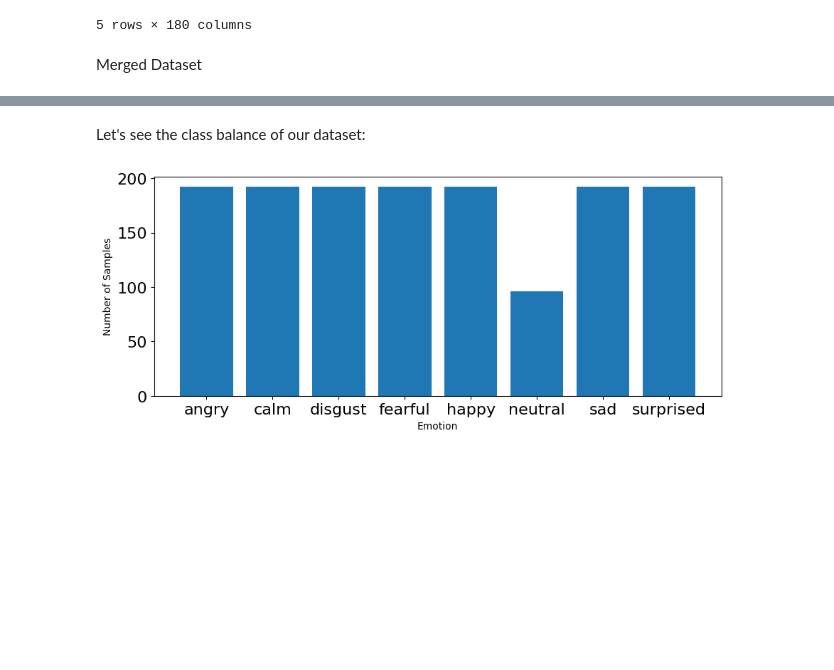
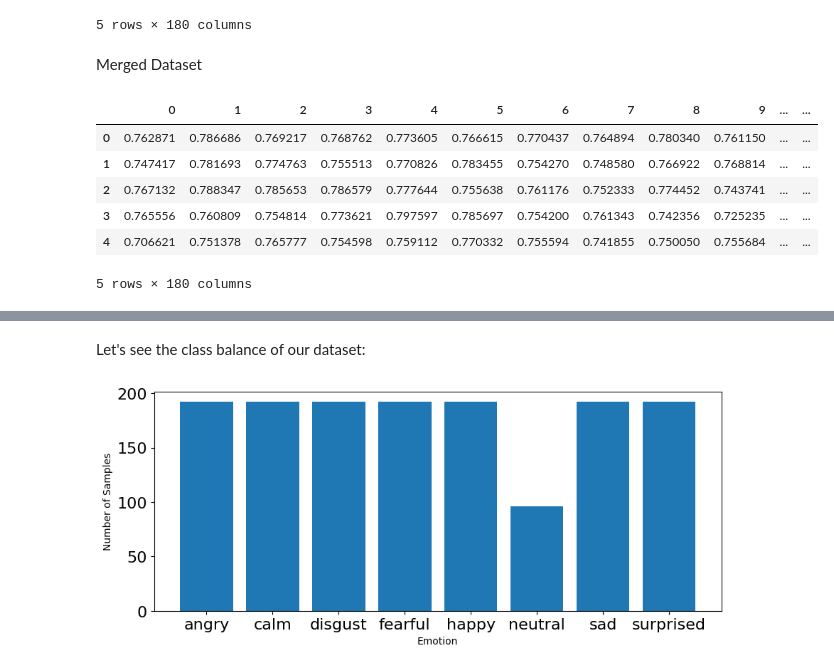
Before and after one commit to Ry-an7/Week3-ClassicML, a Jupyter notebook: Week_3_MachineLearning.ipynb, the cells around one changed output, grey strips where cells are left out. Cells and saved outputs as stored; diff of their text form; code cells hidden in the pictures; blank space fills up the shorter version.

```diff
--- a/Week_3_MachineLearning.ipynb
+++ b/Week_3_MachineLearning.ipynb
@@ -333,5 +357,5 @@ emotions=pd.read_csv('Desktop/IAT 360/Assignment 3/emotionsRavdess.csv',index_co
 # %% [markdown]
 Merged Dataset
 # %%
-features2=pd.read_csv('Desktop/IAT 360/Assignment 3/featuresRavdess2.csv',index_col=0)
-emotions2=pd.read_csv('Desktop/IAT 360/Assignment 3/emotionsRavdess2.csv',index_col=0)
+feature_Merged=pd.read_csv('Desktop/IAT 360/Assignments/3/featuresRavdessMerged.csv',index_col=0)
+emotions_Merged=pd.read_csv('Desktop/IAT 360/Assignments/3/emotionsRavdessMerged.csv',index_col=0)
@@ -352,4 +379,12 @@ features.head()
 # %% [markdown]
 Merged Dataset
 # %%
-features2.head()
+feature_Merged.head()
+# %% [output]
+|  | 0 | 1 | 2 | 3 | 4 | 5 | 6 | 7 | 8 | 9 | ... | ... |
+| 0 | 0.762871 | 0.786686 | 0.769217 | 0.768762 | 0.773605 | 0.766615 | 0.770437 | 0.764894 | 0.780340 | 0.761150 | ... | ... |
+| 1 | 0.747417 | 0.781693 | 0.774763 | 0.755513 | 0.770826 | 0.783455 | 0.754270 | 0.748580 | 0.766922 | 0.768814 | ... | ... |
+| 2 | 0.767132 | 0.788347 | 0.785653 | 0.786579 | 0.777644 | 0.755638 | 0.761176 | 0.752333 | 0.774452 | 0.743741 | ... | ... |
+| 3 | 0.765556 | 0.760809 | 0.754814 | 0.773621 | 0.797597 | 0.785697 | 0.754200 | 0.761343 | 0.742356 | 0.725235 | ... | ... |
+| 4 | 0.706621 | 0.751378 | 0.765777 | 0.754598 | 0.759112 | 0.770332 | 0.755594 | 0.741855 | 0.750050 | 0.755684 | ... | ... |
+5 rows × 180 columns
```
Also changed, not shown: parts of 15 cells of this notebook.
